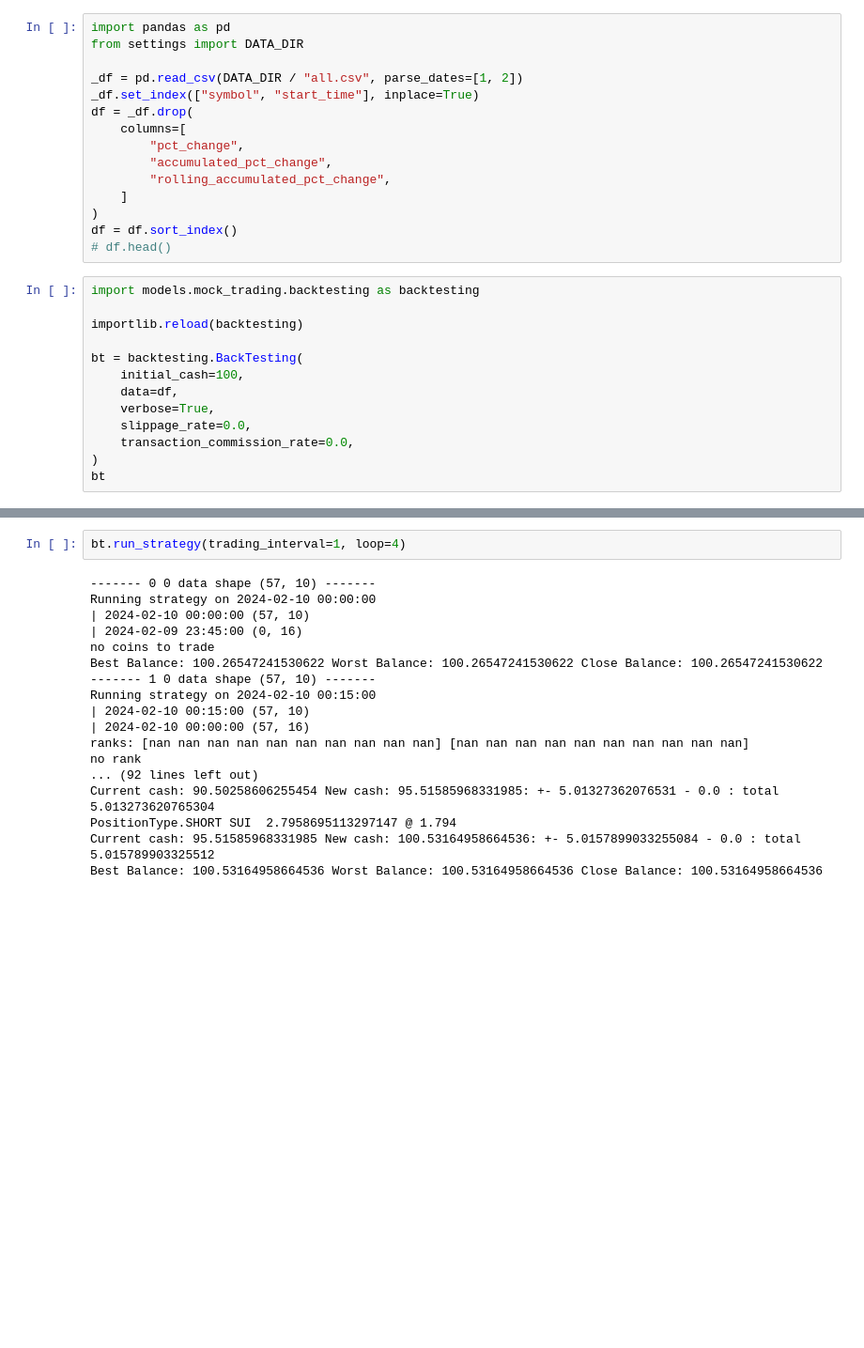
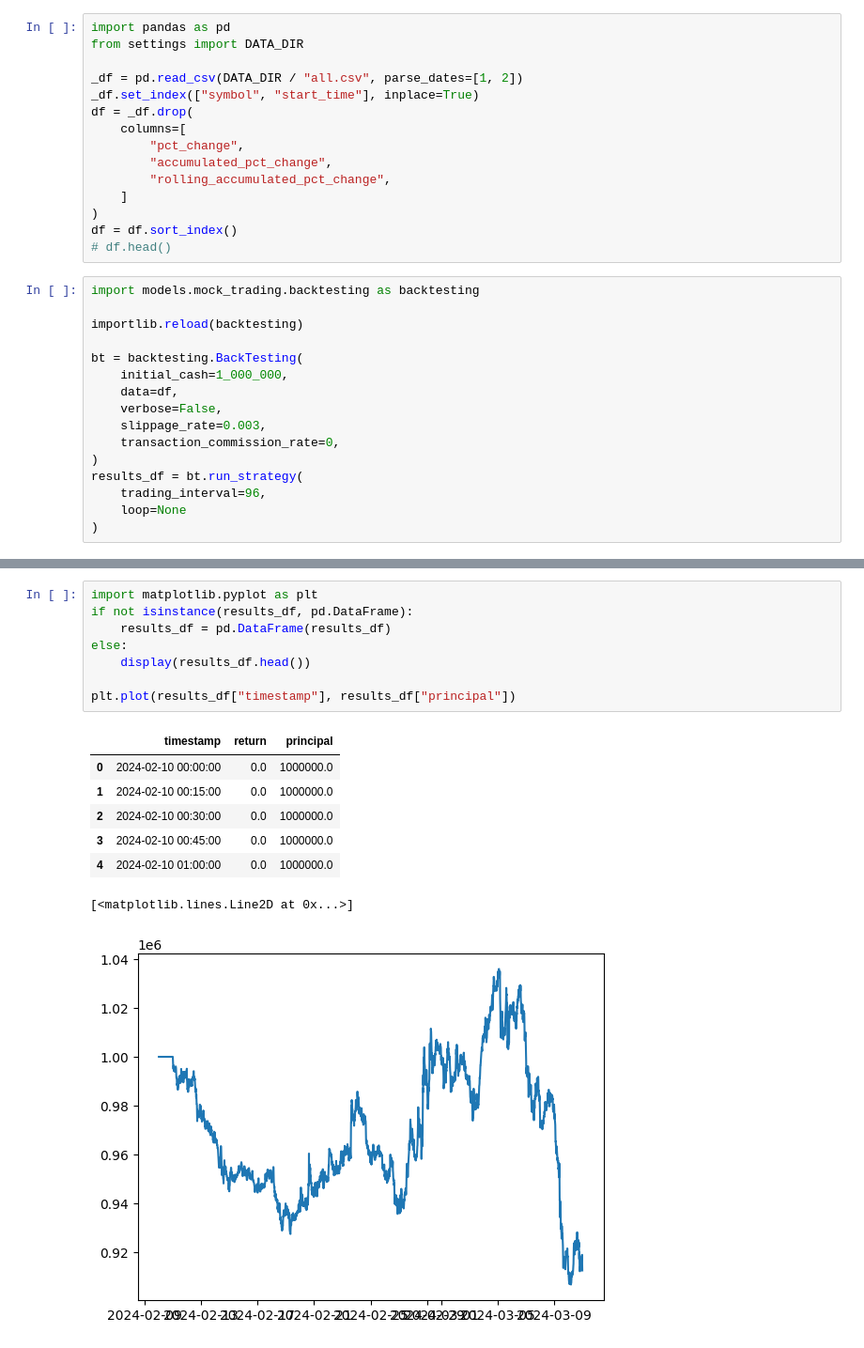
Before and after one commit to falcon-lin-development/trading, a Jupyter notebook: nb/backtesting.ipynb, the cells around one changed output, grey strips where cells are left out. Shown at 94% size. Drawn from its saved outputs; the diff is of its cells as text; blank space fills up the shorter version.

Commit message:
revised calculation for risk-adjusted return investment

```diff
--- a/nb/backtesting.ipynb
+++ b/nb/backtesting.ipynb
@@ -29,11 +29,14 @@ import models.mock_trading.backtesting as backtesting
 importlib.reload(backtesting)
 
 bt = backtesting.BackTesting(
-    initial_cash=100,
+    initial_cash=1_000_000,
     data=df,
-    verbose=True,
-    slippage_rate=0.0,
-    transaction_commission_rate=0.0,
+    verbose=False,
+    slippage_rate=0.003,
+    transaction_commission_rate=0,
 )
-bt
+results_df = bt.run_strategy(
+    trading_interval=96,
+    loop=None
+)
 # %% [output]
@@ -41,20 +60,17 @@ bt
-# %%
-bt.run_strategy(trading_interval=1, loop=4)
-# %% [output]
-------- 0 0 data shape (57, 10) -------
-Running strategy on 2024-02-10 00:00:00
-| 2024-02-10 00:00:00 (57, 10)
-| 2024-02-09 23:45:00 (0, 16)
-no coins to trade
-Best Balance: 100.26547241530622 Worst Balance: 100.26547241530622 Close Balance: 100.26547241530622
-------- 1 0 data shape (57, 10) -------
-Running strategy on 2024-02-10 00:15:00
-| 2024-02-10 00:15:00 (57, 10)
-| 2024-02-10 00:00:00 (57, 16)
-ranks: [nan nan nan nan nan nan nan nan nan nan] [nan nan nan nan nan nan nan nan nan nan]
-no rank
-... (92 lines left out)
-Current cash: 90.50258606255454 New cash: 95.51585968331985: +- 5.01327362076531 - 0.0 : total 5.013273620765304
-PositionType.SHORT SUI  2.7958695113297147 @ 1.794
-Current cash: 95.51585968331985 New cash: 100.53164958664536: +- 5.0157899033255084 - 0.0 : total 5.015789903325512
-Best Balance: 100.53164958664536 Worst Balance: 100.53164958664536 Close Balance: 100.53164958664536
+# %%
+import matplotlib.pyplot as plt
+if not isinstance(results_df, pd.DataFrame):
+    results_df = pd.DataFrame(results_df)
+else:
+    display(results_df.head())
+
+plt.plot(results_df["timestamp"], results_df["principal"])
+# %% [output]
+|  | timestamp | return | principal |
+| 0 | 2024-02-10 00:00:00 | 0.0 | 1000000.0 |
+| 1 | 2024-02-10 00:15:00 | 0.0 | 1000000.0 |
+| 2 | 2024-02-10 00:30:00 | 0.0 | 1000000.0 |
+| 3 | 2024-02-10 00:45:00 | 0.0 | 1000000.0 |
+| 4 | 2024-02-10 01:00:00 | 0.0 | 1000000.0 |
+[<matplotlib.lines.Line2D at 0x...>]
+[figure, added]
```
Also changed, not shown: parts of 3 cells of this notebook, 3 other files.
